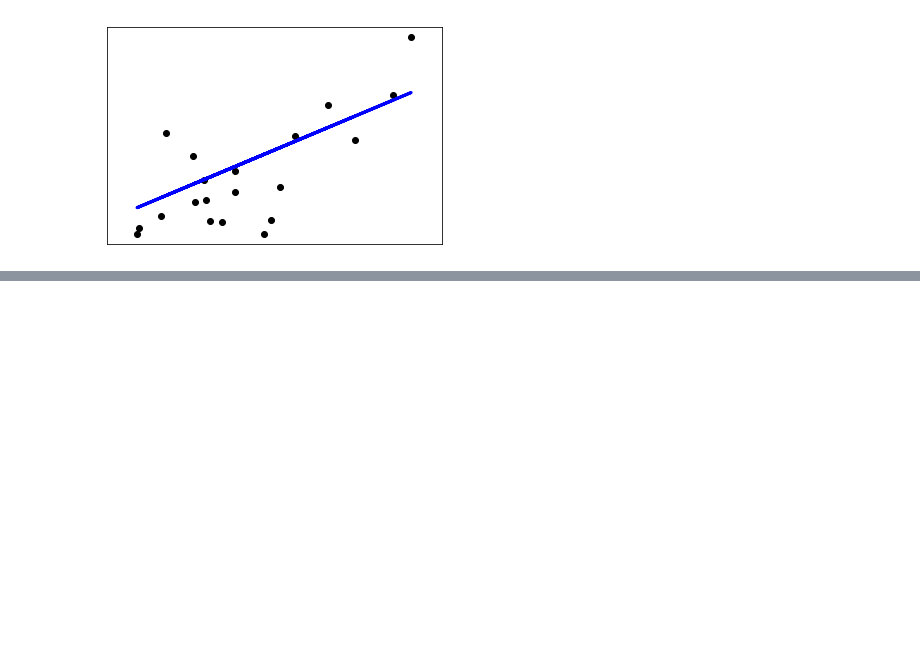
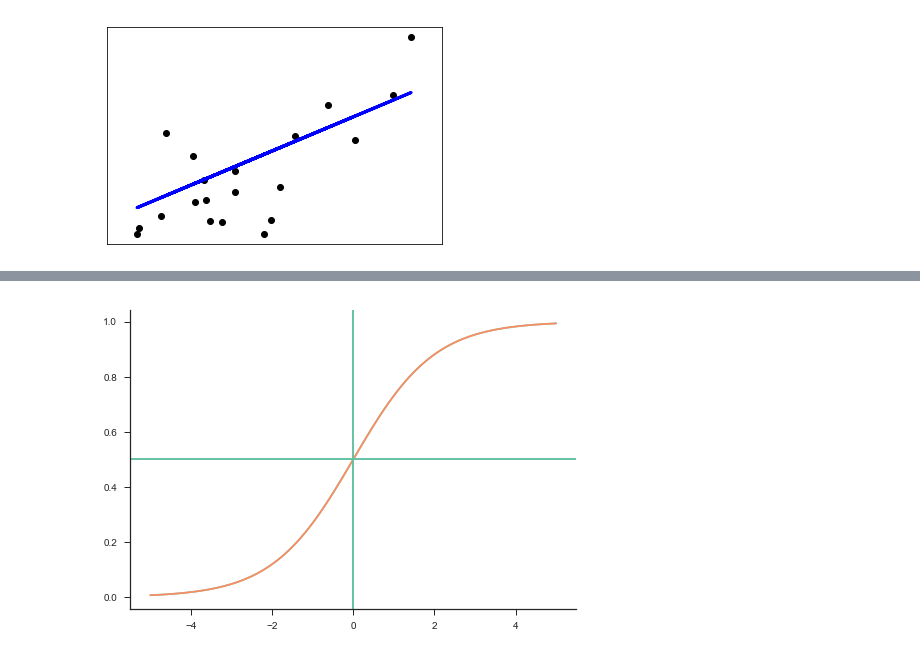
Before and after one commit to clesleycode/regression, a Jupyter notebook: regression.ipynb, the cells around one changed output, grey strips where cells are left out. Cells and saved outputs as stored; diff of their text form; code cells hidden in the pictures; blank space fills up the shorter version.

```diff
--- a/regression.ipynb
+++ b/regression.ipynb
@@ -169,0 +280,4 @@ plt.show()
+# %%
+from sklearn.linear_model import LinearRegression
+x = [[2,4],[3,6],[4,5],[6,7],[3,3],[2,5],[5,2]]
+y = [14,21,22,32,15,16,19]
@@ -169,0 +286,3 @@ plt.show()
+# %%
+genius_regression_model = LinearRegression()
+genius_regression_model.fit(x,y)
@@ -169,0 +341,10 @@ plt.show()
+# %%
+x_values = np.linspace(-5, 5, 100)
+y_values = [1 / (1 + math.e**(-x)) for x in x_values]
+plt.plot(x_values, y_values)
+plt.axhline(.5)
+plt.axvline(0)
+sns.despine()
+plt.show()
+# %% [output]
+[figure, added]
```
Also changed, not shown: parts of 68 cells of this notebook, 1 other file.
